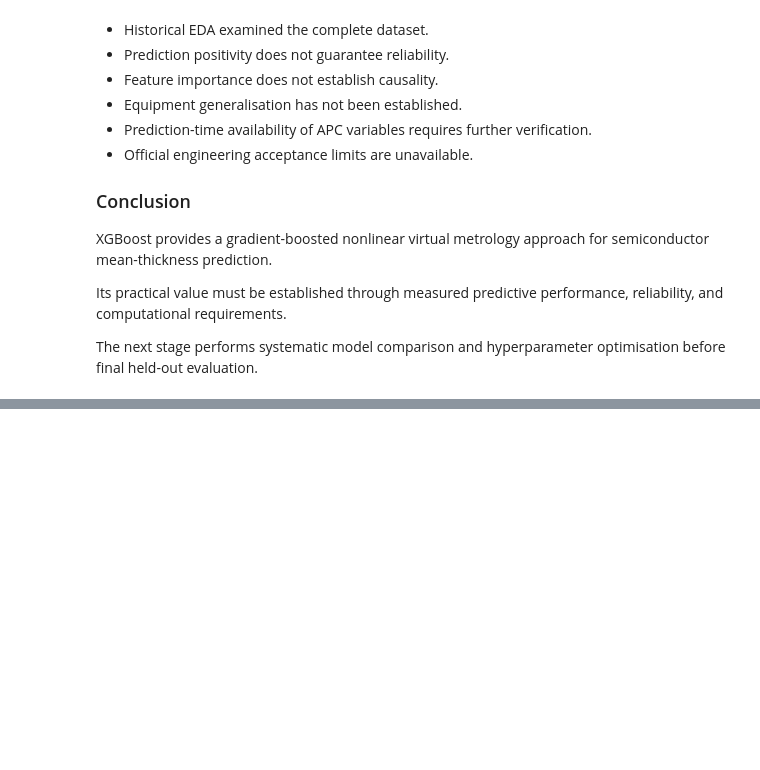
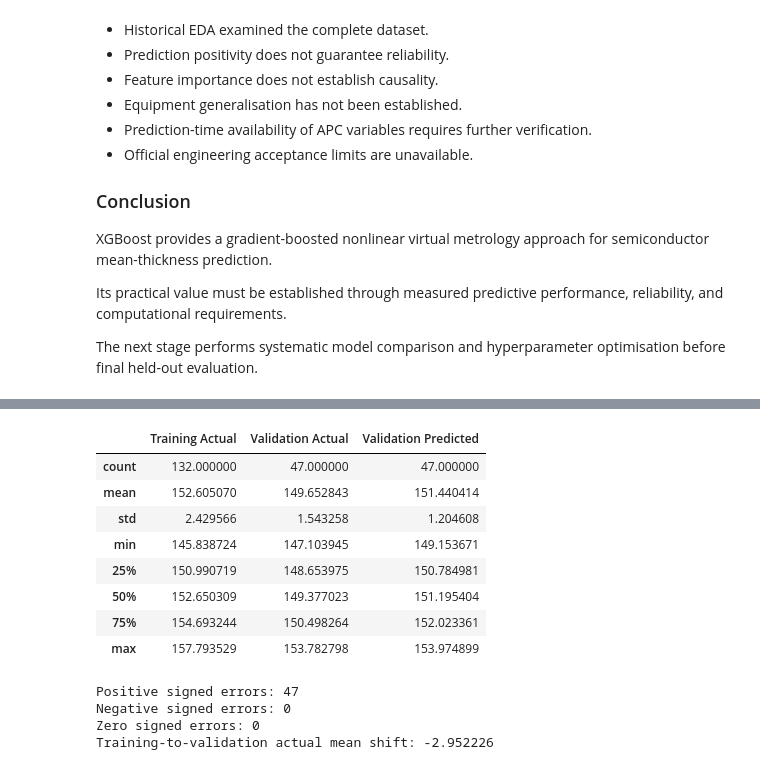
Before and after one commit to Tarun-Raja/STRATUM, a Jupyter notebook: notebooks/12_xgboost_regression.ipynb, the cells around one changed output, grey strips where cells are left out. Drawn from its saved outputs; the diff is of its cells as text; code cells hidden in the pictures; blank space fills up the shorter version.

```diff
--- a/notebooks/12_xgboost_regression.ipynb
+++ b/notebooks/12_xgboost_regression.ipynb
@@ -3077,0 +3177,74 @@ held-out evaluation.
+# %%
+
+# Investigate equipment_16
+
+equipment_id = "equipment_16"
+
+equipment_16_train = train_df.loc[
+    train_df["equipment"] == equipment_id
+]
+
+equipment_16_val = val_df.loc[
+    val_df["equipment"] == equipment_id
+]
+
+equipment_16_errors = equipment_errors.loc[
+    equipment_errors["equipment"] == equipment_id
+]
+
+equipment_16_summary = pd.DataFrame({
+    "Training Actual": (
+        equipment_16_train[TARGET].describe()
+    ),
+
+    "Validation Actual": (
+        equipment_16_val[TARGET].describe()
+    ),
+
+    "Validation Predicted": (
+        equipment_16_errors["Predicted"].describe()
+    ),
+})
+
+display(
+    equipment_16_summary.round(6)
+)
+
+print(
+    "Positive signed errors:",
+    int((equipment_16_errors["Bias"] > 0).sum())
+)
+
+print(
+    "Negative signed errors:",
+    int((equipment_16_errors["Bias"] < 0).sum())
+)
+
+print(
+    "Zero signed errors:",
+    int((equipment_16_errors["Bias"] == 0).sum())
+)
+
+target_mean_shift = (
+    equipment_16_val[TARGET].mean()
+    - equipment_16_train[TARGET].mean()
+)
+
+print(
+    f"Training-to-validation actual mean shift: "
+    f"{target_mean_shift:.6f}"
+)
+# %% [output]
+|  | Training Actual | Validation Actual | Validation Predicted |
+| count | 132.000000 | 47.000000 | 47.000000 |
+| mean | 152.605070 | 149.652843 | 151.440414 |
+| std | 2.429566 | 1.543258 | 1.204608 |
+| min | 145.838724 | 147.103945 | 149.153671 |
+| 25% | 150.990719 | 148.653975 | 150.784981 |
+| 50% | 152.650309 | 149.377023 | 151.195404 |
+| 75% | 154.693244 | 150.498264 | 152.023361 |
+| max | 157.793529 | 153.782798 | 153.974899 |
+Positive signed errors: 47
+Negative signed errors: 0
+Zero signed errors: 0
+Training-to-validation actual mean shift: -2.952226
```
Also changed, not shown: parts of 8 cells of this notebook.
